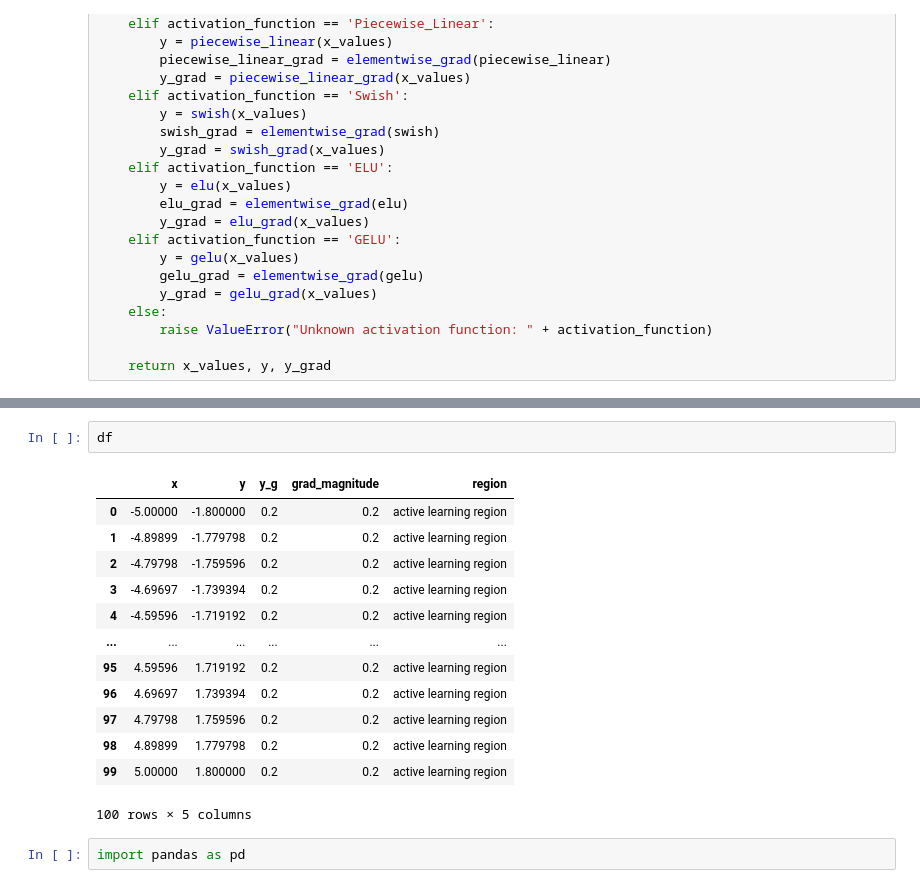
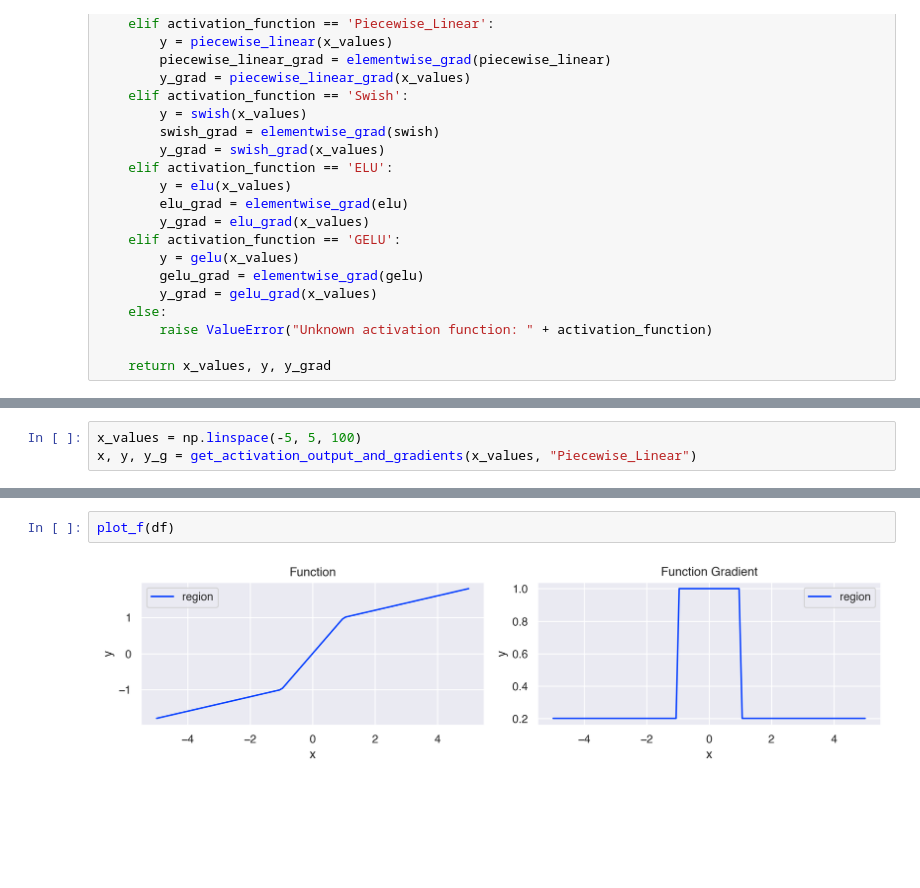
Before and after one commit to ivan-liuliaev/deep_learning_fsu, a Jupyter notebook: assignment_1.ipynb, the cells around one changed output, grey strips where cells are left out. Cells and saved outputs as stored; diff of their text form; blank space fills up the shorter version.

```diff
--- a/assignment_1.ipynb
+++ b/assignment_1.ipynb
@@ -205 +131,4 @@ df["grad_magnitude"] = df.y_g.apply(lambda x: max(x, -1*x))
+# %%
+x_values = np.linspace(-5, 5, 100)
+x, y, y_g = get_activation_output_and_gradients(x_values, "Piecewise_Linear")
 # %%
@@ -229,18 +144,4 @@ region_ranges
-# %%
-df
-# %% [output]
-|  | x | y | y_g | grad_magnitude | region |
-| 0 | -5.00000 | -1.800000 | 0.2 | 0.2 | active learning region |
-| 1 | -4.89899 | -1.779798 | 0.2 | 0.2 | active learning region |
-| 2 | -4.79798 | -1.759596 | 0.2 | 0.2 | active learning region |
-| 3 | -4.69697 | -1.739394 | 0.2 | 0.2 | active learning region |
-| 4 | -4.59596 | -1.719192 | 0.2 | 0.2 | active learning region |
-| ... | ... | ... | ... | ... | ... |
-| 95 | 4.59596 | 1.719192 | 0.2 | 0.2 | active learning region |
-| 96 | 4.69697 | 1.739394 | 0.2 | 0.2 | active learning region |
-| 97 | 4.79798 | 1.759596 | 0.2 | 0.2 | active learning region |
-| 98 | 4.89899 | 1.779798 | 0.2 | 0.2 | active learning region |
-| 99 | 5.00000 | 1.800000 | 0.2 | 0.2 | active learning region |
-100 rows × 5 columns
-# %%
-import pandas as pd
+# %%
+plot_f(df)
+# %% [output]
+[figure, added]
```
Also changed, not shown: parts of 17 cells of this notebook, 1 other file.
